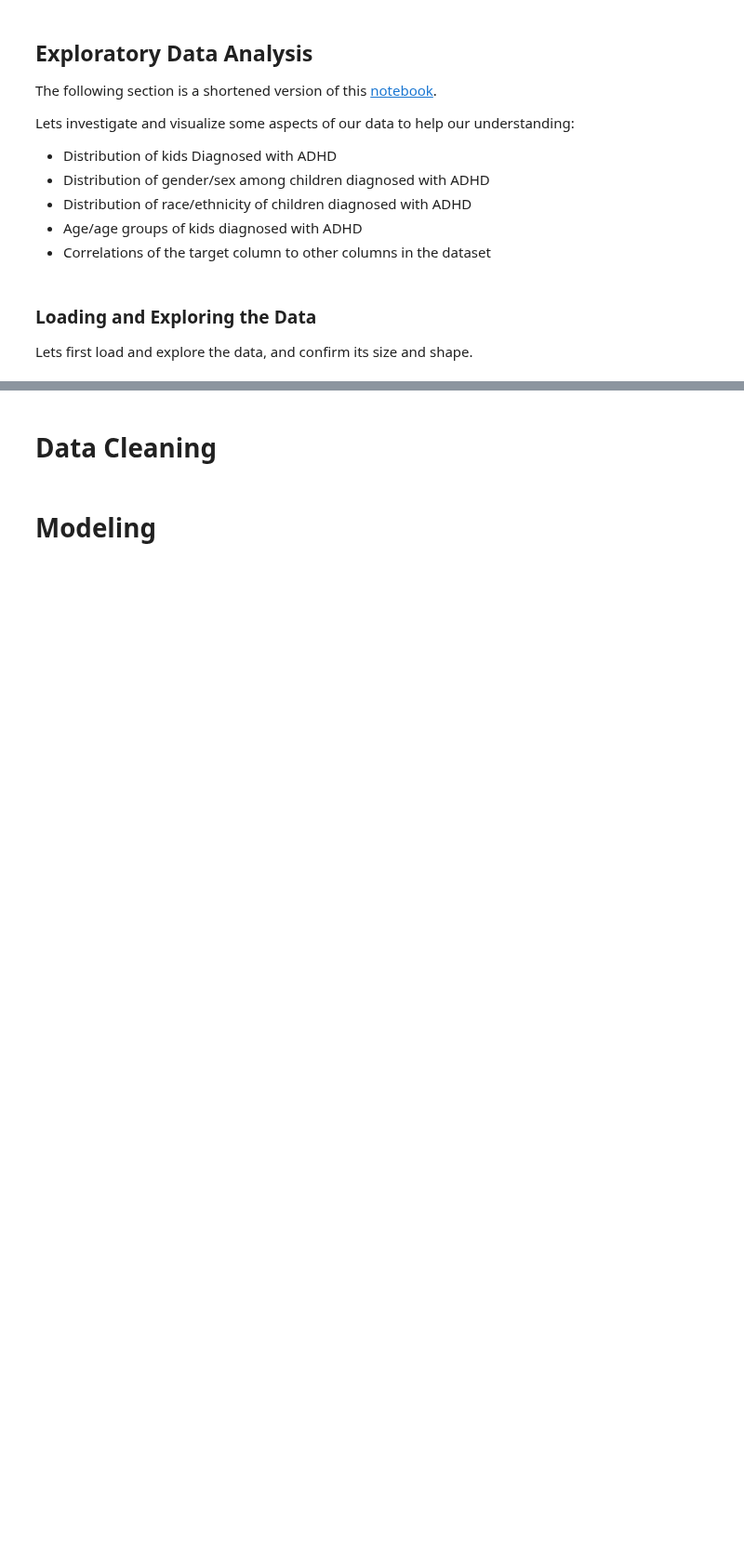
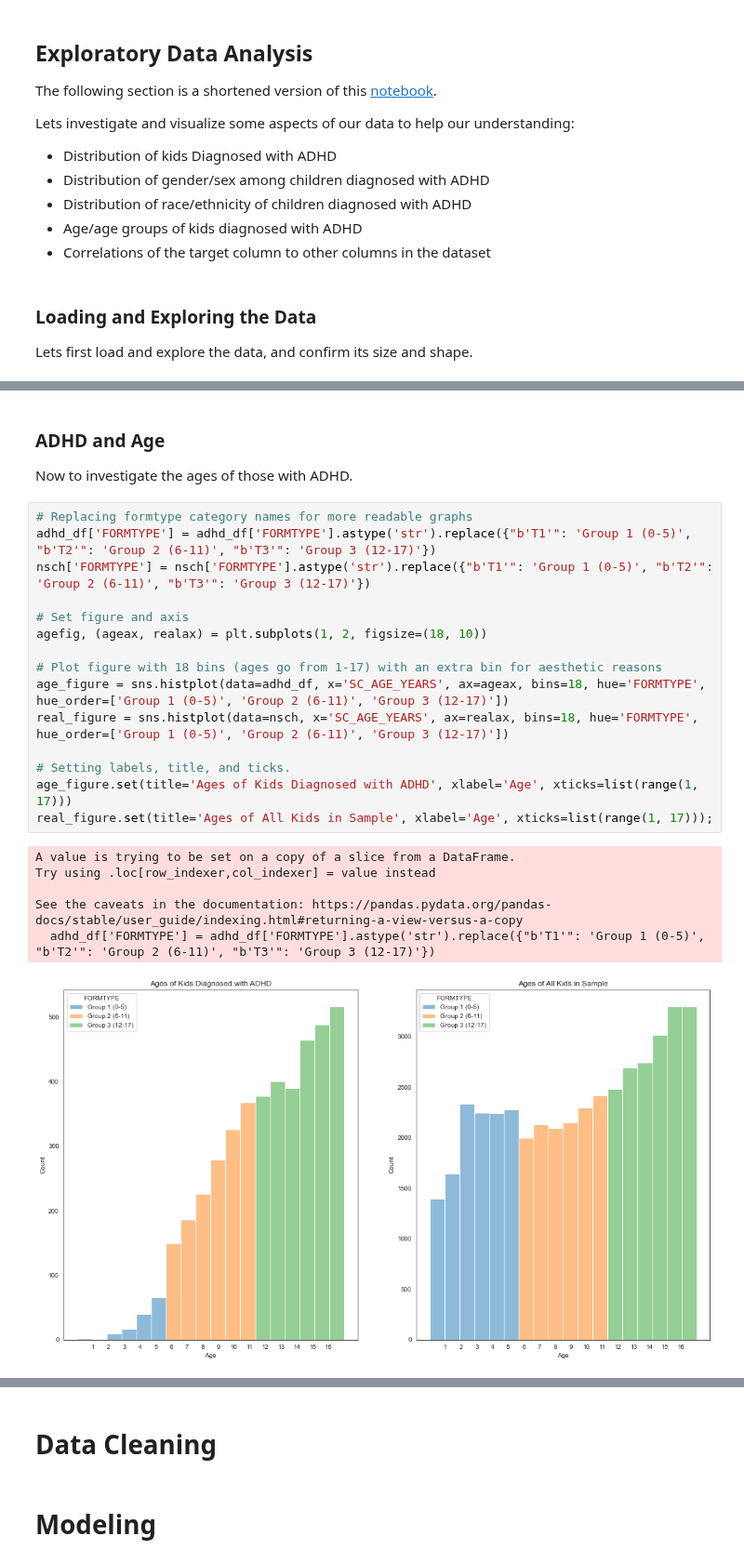
Before and after one commit to austint1121/Undiagnosed-ADHD-Identification, a Jupyter notebook: Undiagnosed-ADHD-Classification.ipynb, the cells around one changed output, grey strips where cells are left out. Shown at 93% size. Saved outputs shown, nothing was run; the diff lists cells and outputs as text; blank space fills up the shorter version.

```diff
--- a/Undiagnosed-ADHD-Classification.ipynb
+++ b/Undiagnosed-ADHD-Classification.ipynb
@@ -101,0 +200,25 @@ sns.set_style('white')
+# %% [markdown]
+### ADHD and Age
+Now to investigate the ages of those with ADHD.
+# %%
+# Replacing formtype category names for more readable graphs
+adhd_df['FORMTYPE'] = adhd_df['FORMTYPE'].astype('str').replace({"b'T1'": 'Group 1 (0-5)', "b'T2'": 'Group 2 (6-11)', "b'T3'": 'Group 3 (12-17)'})
+nsch['FORMTYPE'] = nsch['FORMTYPE'].astype('str').replace({"b'T1'": 'Group 1 (0-5)', "b'T2'": 'Group 2 (6-11)', "b'T3'": 'Group 3 (12-17)'})
+
+# Set figure and axis
+agefig, (ageax, realax) = plt.subplots(1, 2, figsize=(18, 10))
+
+# Plot figure with 18 bins (ages go from 1-17) with an extra bin for aesthetic reasons
+age_figure = sns.histplot(data=adhd_df, x='SC_AGE_YEARS', ax=ageax, bins=18, hue='FORMTYPE', hue_order=['Group 1 (0-5)', 'Group 2 (6-11)', 'Group 3 (12-17)'])
+real_figure = sns.histplot(data=nsch, x='SC_AGE_YEARS', ax=realax, bins=18, hue='FORMTYPE', hue_order=['Group 1 (0-5)', 'Group 2 (6-11)', 'Group 3 (12-17)'])
+
+# Setting labels, title, and ticks.
+age_figure.set(title='Ages of Kids Diagnosed with ADHD', xlabel='Age', xticks=list(range(1, 17)))
+real_figure.set(title='Ages of All Kids in Sample', xlabel='Age', xticks=list(range(1, 17)));
+# %% [output]
+A value is trying to be set on a copy of a slice from a DataFrame.
+Try using .loc[row_indexer,col_indexer] = value instead
+
+See the caveats in the documentation: https://pandas.pydata.org/pandas-docs/stable/user_guide/indexing.html#returning-a-view-versus-a-copy
+  adhd_df['FORMTYPE'] = adhd_df['FORMTYPE'].astype('str').replace({"b'T1'": 'Group 1 (0-5)', "b'T2'": 'Group 2 (6-11)', "b'T3'": 'Group 3 (12-17)'})
+[figure, added]
```
Also changed, not shown: parts of 17 cells of this notebook.
